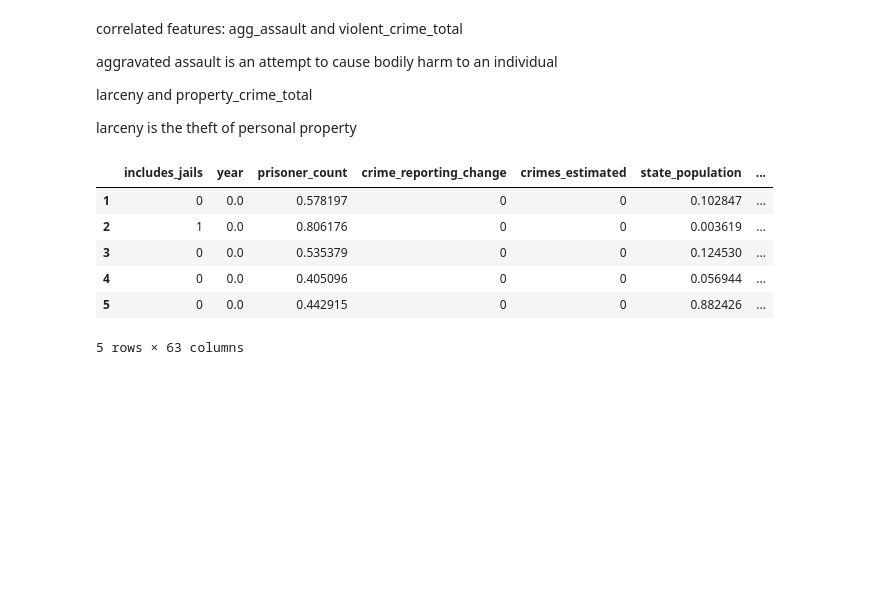
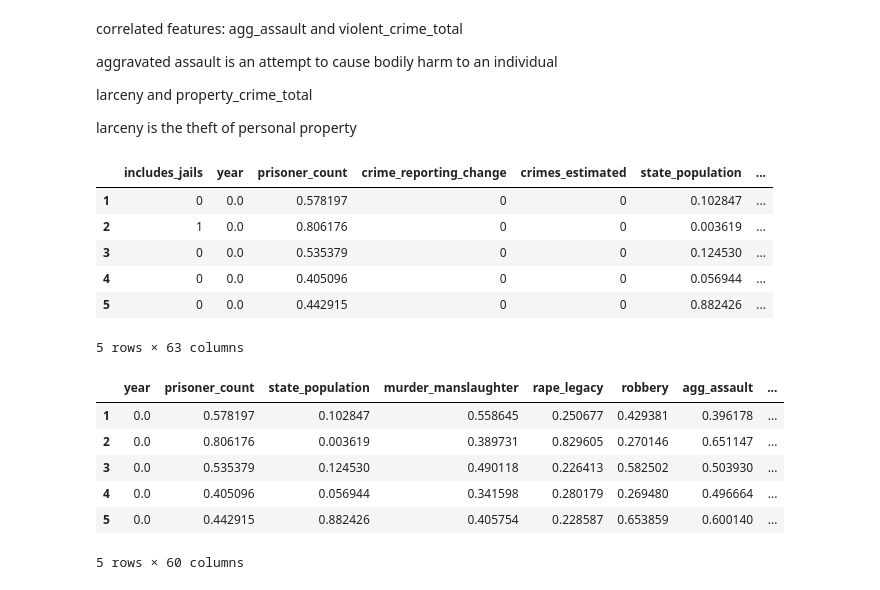
Before and after one commit to nahcn/ECS171-Project, a Jupyter notebook: data_management/CrimeAndIncarceration.ipynb, the cells around one changed output. Saved outputs shown, nothing was run; the diff lists cells and outputs as text; code cells hidden in the pictures; blank space fills up the shorter version.

Commit message:
Update CrimeAndIncarceration.ipynb
Removed True/False columns

```diff
--- a/data_management/CrimeAndIncarceration.ipynb
+++ b/data_management/CrimeAndIncarceration.ipynb
@@ -391,6 +391,18 @@ df.head()
 | 4 | 0 | 0.0 | 0.405096 | 0 | 0 | 0.056944 | ... |
 | 5 | 0 | 0.0 | 0.442915 | 0 | 0 | 0.882426 | ... |
 5 rows × 63 columns
+# %%
+# drop true/false columns
+df.drop(columns=['includes_jails', 'crime_reporting_change', 'crimes_estimated'], inplace=True)
+df.head()
+# %% [output]
+|  | year | prisoner_count | state_population | murder_manslaughter | rape_legacy | robbery | agg_assault | ... |
+| 1 | 0.0 | 0.578197 | 0.102847 | 0.558645 | 0.250677 | 0.429381 | 0.396178 | ... |
+| 2 | 0.0 | 0.806176 | 0.003619 | 0.389731 | 0.829605 | 0.270146 | 0.651147 | ... |
+| 3 | 0.0 | 0.535379 | 0.124530 | 0.490118 | 0.226413 | 0.582502 | 0.503930 | ... |
+| 4 | 0.0 | 0.405096 | 0.056944 | 0.341598 | 0.280179 | 0.269480 | 0.496664 | ... |
+| 5 | 0.0 | 0.442915 | 0.882426 | 0.405754 | 0.228587 | 0.653859 | 0.600140 | ... |
+5 rows × 60 columns
 # %%
 df.to_csv('../processed_datasets/crime_and_incarceration_by_state.csv', index=False)
 # %%
```
Also changed, not shown: parts of 1 cell of this notebook.
